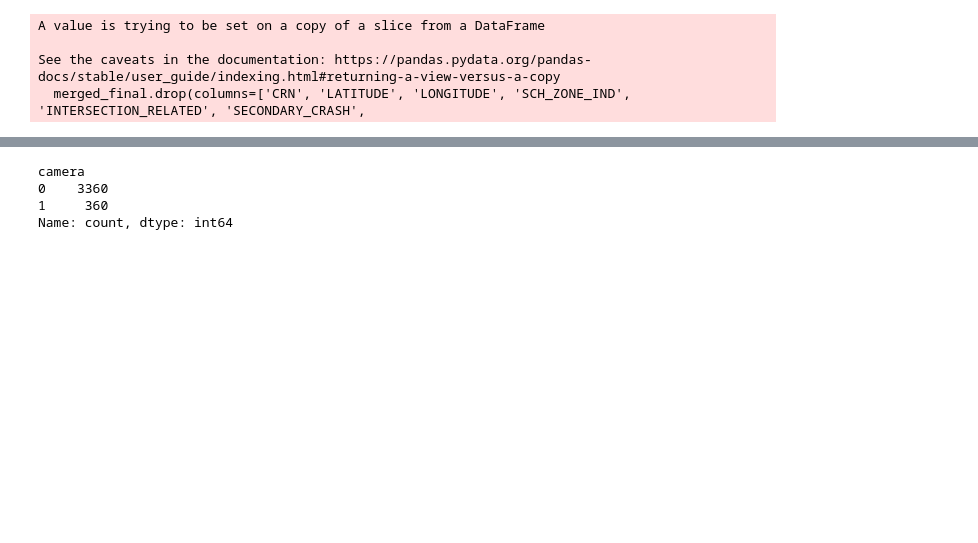
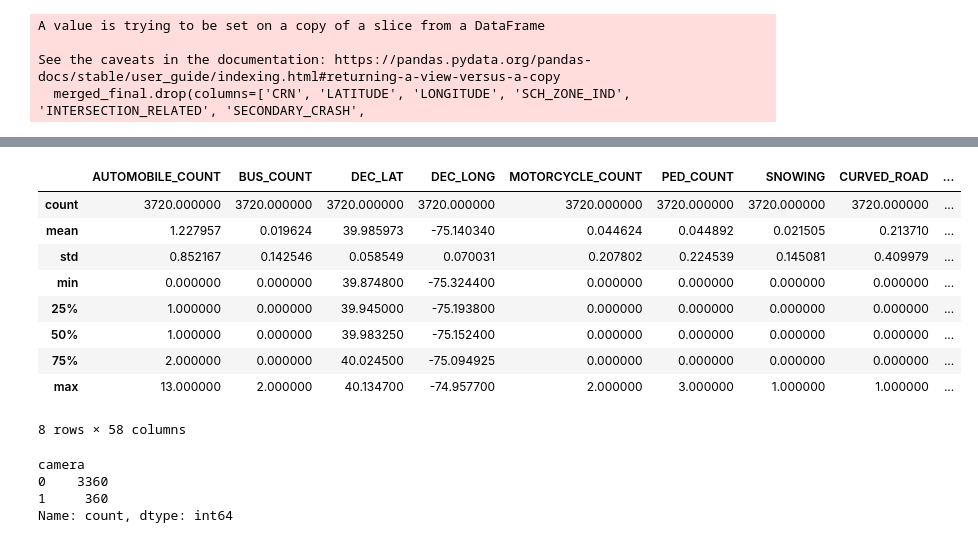
Before and after one commit to hahuynh1/Data-Science-ITS-Capstone, a Jupyter notebook: ITS.ipynb, the cells around one changed output, grey strips where cells are left out. Saved outputs shown, nothing was run; the diff lists cells and outputs as text; code cells hidden in the pictures; blank space fills up the shorter version.

```diff
--- a/ITS.ipynb
+++ b/ITS.ipynb
@@ -466,3 +467,16 @@ merged_final
+# %%
+merged_final.describe()
+# %% [output]
+|  | AUTOMOBILE_COUNT | BUS_COUNT | DEC_LAT | DEC_LONG | MOTORCYCLE_COUNT | PED_COUNT | SNOWING | CURVED_ROAD | ... |
+| count | 3720.000000 | 3720.000000 | 3720.000000 | 3720.000000 | 3720.000000 | 3720.000000 | 3720.000000 | 3720.000000 | ... |
+| mean | 1.227957 | 0.019624 | 39.985973 | -75.140340 | 0.044624 | 0.044892 | 0.021505 | 0.213710 | ... |
+| std | 0.852167 | 0.142546 | 0.058549 | 0.070031 | 0.207802 | 0.224539 | 0.145081 | 0.409979 | ... |
+| min | 0.000000 | 0.000000 | 39.874800 | -75.324400 | 0.000000 | 0.000000 | 0.000000 | 0.000000 | ... |
+| 25% | 1.000000 | 0.000000 | 39.945000 | -75.193800 | 0.000000 | 0.000000 | 0.000000 | 0.000000 | ... |
+| 50% | 1.000000 | 0.000000 | 39.983250 | -75.152400 | 0.000000 | 0.000000 | 0.000000 | 0.000000 | ... |
+| 75% | 2.000000 | 0.000000 | 40.024500 | -75.094925 | 0.000000 | 0.000000 | 0.000000 | 0.000000 | ... |
+| max | 13.000000 | 2.000000 | 40.134700 | -74.957700 | 2.000000 | 3.000000 | 1.000000 | 1.000000 | ... |
+8 rows × 58 columns
 # %%
 camera_counts = merged_final['camera'].value_counts()
 print(camera_counts)
```
Also changed, not shown: parts of 18 cells of this notebook.
